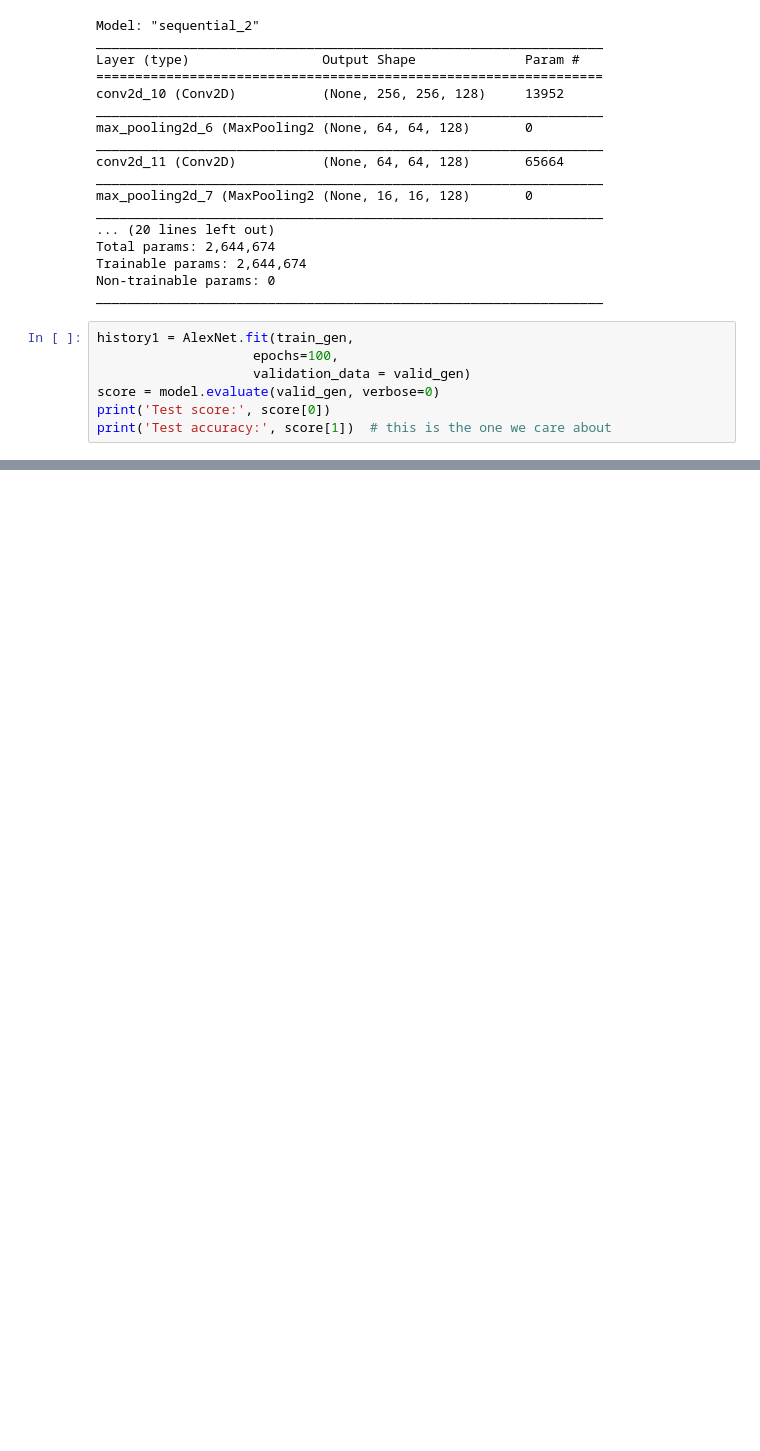
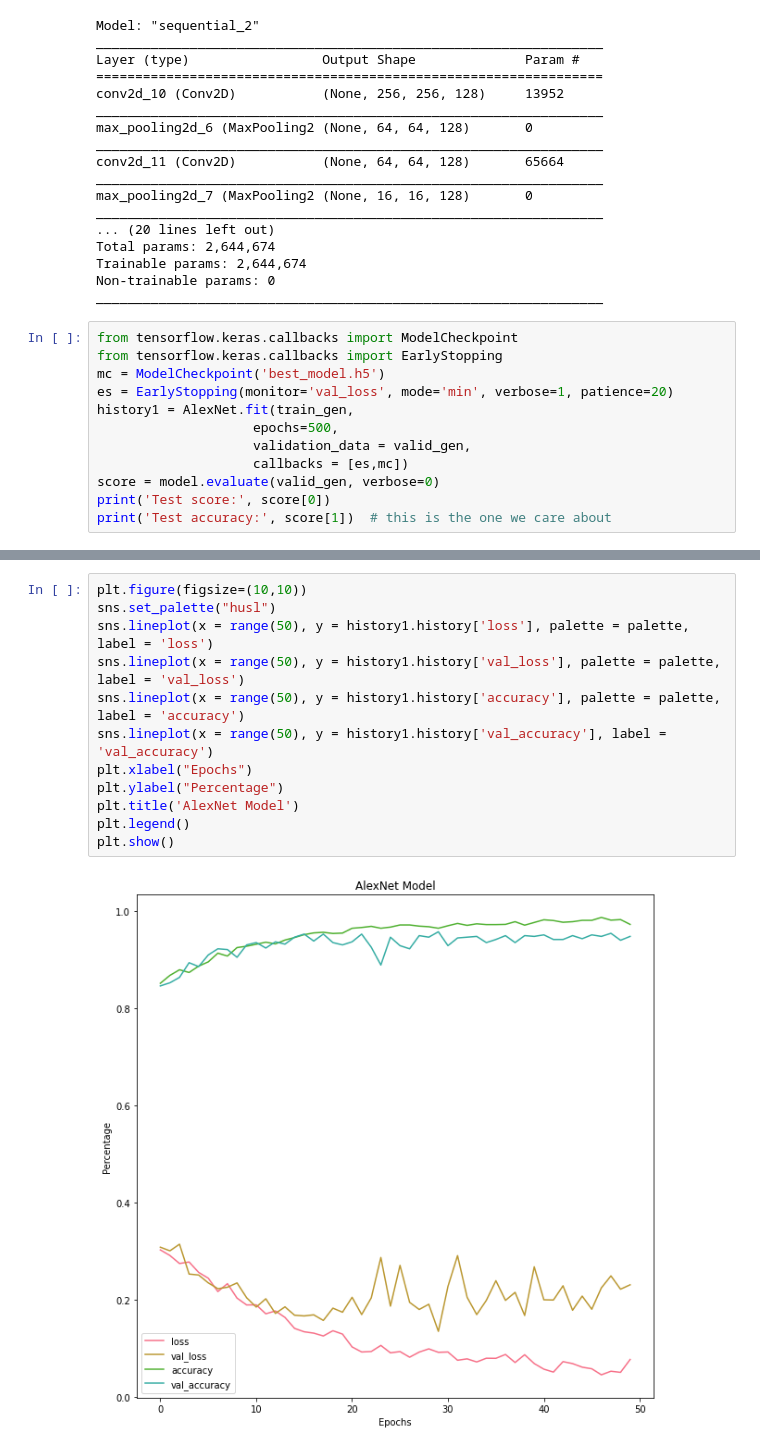
Before and after one commit to lraganit-star/CapstoneTwo, a Jupyter notebook: brain_tumor.ipynb, the cells around one changed output, grey strips where cells are left out. Saved outputs shown, nothing was run; the diff lists cells and outputs as text; blank space fills up the shorter version.

```diff
--- a/brain_tumor.ipynb
+++ b/brain_tumor.ipynb
@@ -513,9 +297,14 @@ Trainable params: 2,644,674
 Non-trainable params: 0
 _________________________________________________________________
 # %%
+from tensorflow.keras.callbacks import ModelCheckpoint
+from tensorflow.keras.callbacks import EarlyStopping
+mc = ModelCheckpoint('best_model.h5')
+es = EarlyStopping(monitor='val_loss', mode='min', verbose=1, patience=20)
 history1 = AlexNet.fit(train_gen,
-                    epochs=100,
-                    validation_data = valid_gen)
+                    epochs=500,
+                    validation_data = valid_gen,
+                    callbacks = [es,mc])
 score = model.evaluate(valid_gen, verbose=0)
 print('Test score:', score[0])
 print('Test accuracy:', score[1])  # this is the one we care about
@@ -526,2 +329,14 @@ Epoch 2/100
-# %% [markdown]
-###
+# %%
+plt.figure(figsize=(10,10))
+sns.set_palette("husl")
+sns.lineplot(x = range(50), y = history1.history['loss'], palette = palette, label = 'loss')
+sns.lineplot(x = range(50), y = history1.history['val_loss'], palette = palette, label = 'val_loss')
+sns.lineplot(x = range(50), y = history1.history['accuracy'], palette = palette, label = 'accuracy')
+sns.lineplot(x = range(50), y = history1.history['val_accuracy'], label = 'val_accuracy')
+plt.xlabel("Epochs")
+plt.ylabel("Percentage")
+plt.title('AlexNet Model')
+plt.legend()
+plt.show()
+# %% [output]
+[figure, added]
```
Also changed, not shown: parts of 7 cells of this notebook, 2 other files.
